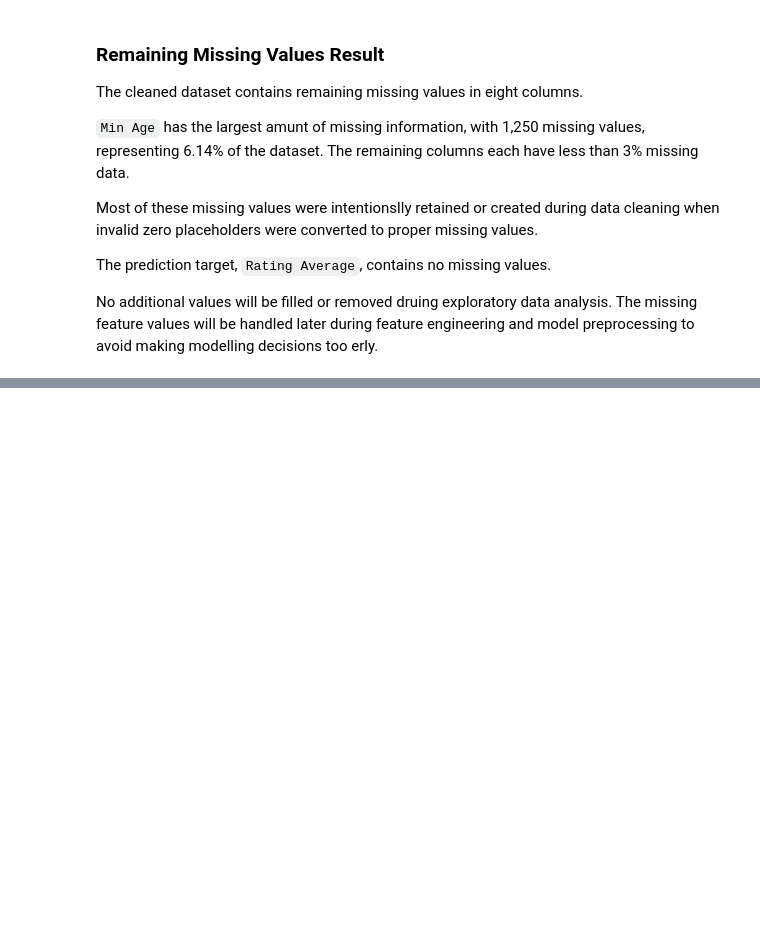
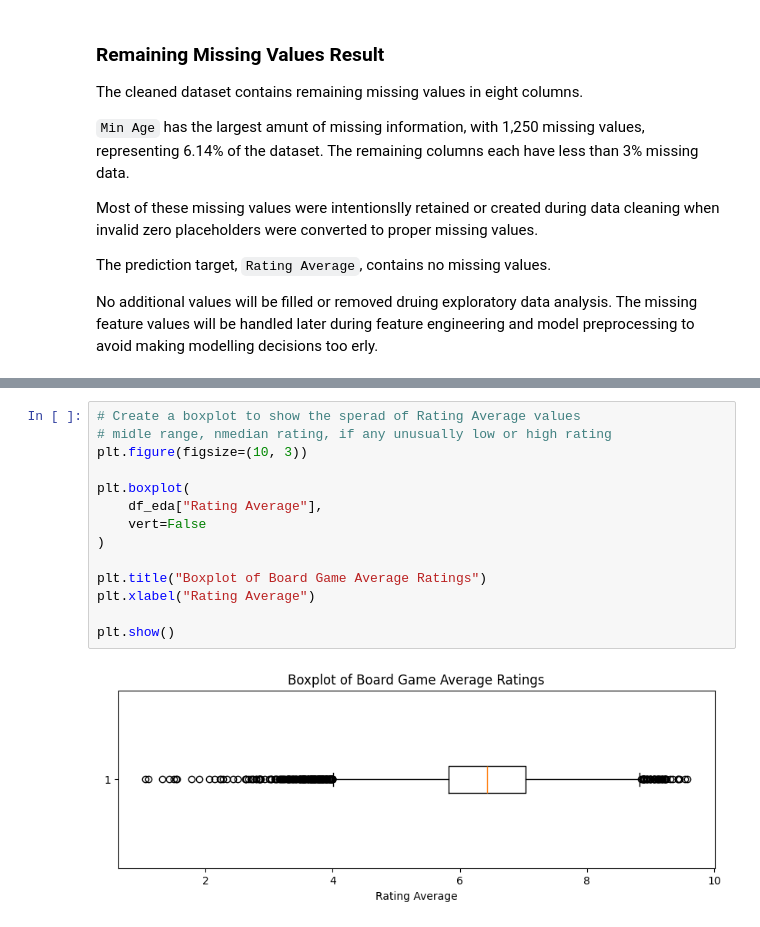
Before and after one commit to Agnogh/board-game-rating-predictor, a Jupyter notebook: notebooks/03_exploratory_data_analysis.ipynb, the cells around one changed output, grey strips where cells are left out. Saved outputs shown, nothing was run; the diff lists cells and outputs as text; blank space fills up the shorter version.

```diff
--- a/notebooks/03_exploratory_data_analysis.ipynb
+++ b/notebooks/03_exploratory_data_analysis.ipynb
@@ -175,0 +218,16 @@ No additional values will be filled or removed druing exploratory data analysis.
+# %%
+# Create a boxplot to show the sperad of Rating Average values
+# midle range, nmedian rating, if any unusually low or high rating
+plt.figure(figsize=(10, 3))
+
+plt.boxplot(
+    df_eda["Rating Average"],
+    vert=False
+)
+
+plt.title("Boxplot of Board Game Average Ratings")
+plt.xlabel("Rating Average")
+
+plt.show()
+# %% [output]
+[figure, added]
```
Also changed, not shown: parts of 19 cells of this notebook.
